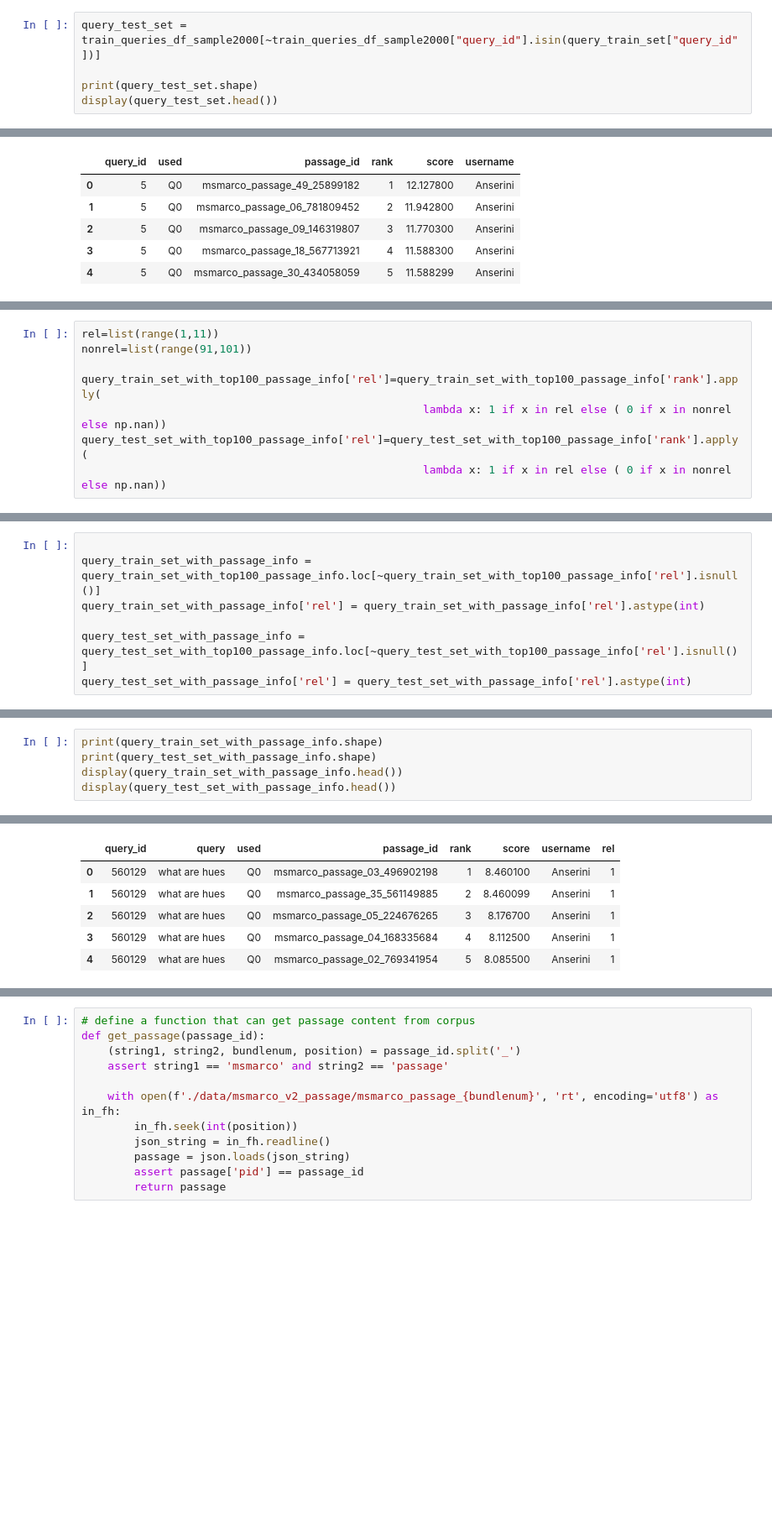
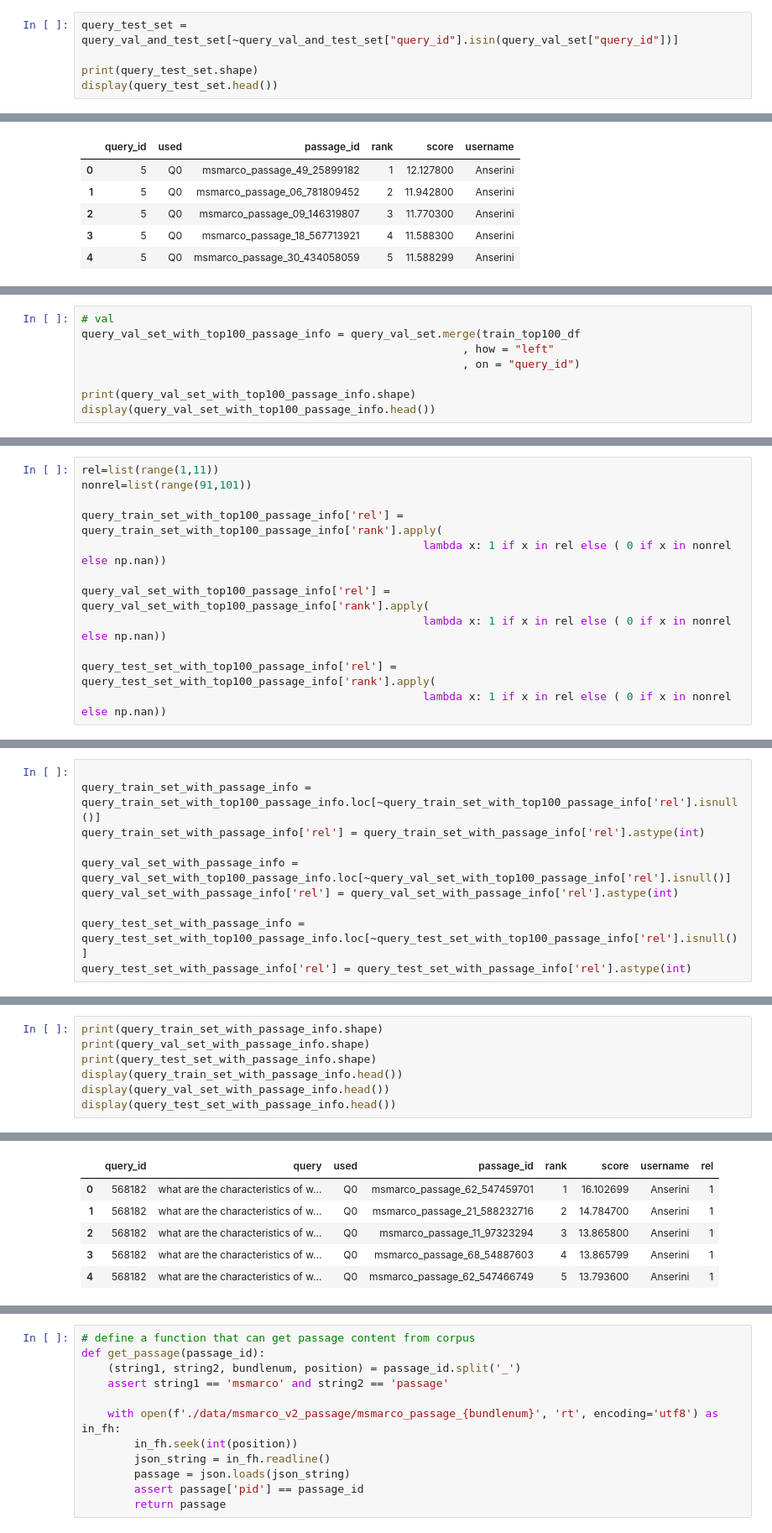
Before and after one commit to littlebeanbean7/TREC2023_passage_ranking, a Jupyter notebook: D001_data_pipeline.ipynb, the cells around one changed output, grey strips where cells are left out. Shown at 84% size. Saved outputs shown, nothing was run; the diff lists cells and outputs as text; blank space fills up the shorter version.

```diff
--- a/data_pipeline.ipynb
+++ b/D001_data_pipeline.ipynb
@@ -197,5 +206,5 @@ display(query_train_set.head())
 # %%
-query_test_set = train_queries_df_sample2000[~train_queries_df_sample2000["query_id"].isin(query_train_set["query_id"])]
+query_test_set = query_val_and_test_set[~query_val_and_test_set["query_id"].isin(query_val_set["query_id"])]
 
 print(query_test_set.shape)
 display(query_test_set.head())
@@ -241,0 +256,8 @@ display(query_train_set_with_top100_passage_info.head())
+# %%
+# val
+query_val_set_with_top100_passage_info = query_val_set.merge(train_top100_df
+                                                          , how = "left"
+                                                          , on = "query_id")
+
+print(query_val_set_with_top100_passage_info.shape)
+display(query_val_set_with_top100_passage_info.head())
@@ -263,10 +293,14 @@ keep the top 10 passage (mark as rel = 1) and the worst 10 passage ( mark as rel
 rel=list(range(1,11))
 nonrel=list(range(91,101))
 
-query_train_set_with_top100_passage_info['rel']=query_train_set_with_top100_passage_info['rank'].apply(
+query_train_set_with_top100_passage_info['rel'] = query_train_set_with_top100_passage_info['rank'].apply(
                                                     lambda x: 1 if x in rel else ( 0 if x in nonrel else np.nan))
-query_test_set_with_top100_passage_info['rel']=query_test_set_with_top100_passage_info['rank'].apply(
+
+query_val_set_with_top100_passage_info['rel'] = query_val_set_with_top100_passage_info['rank'].apply(
                                                     lambda x: 1 if x in rel else ( 0 if x in nonrel else np.nan))
+
+query_test_set_with_top100_passage_info['rel'] = query_test_set_with_top100_passage_info['rank'].apply(
+                                                    lambda x: 1 if x in rel else ( 0 if x in nonrel else np.nan))
 # %%
 query_train_set_with_top100_passage_info[query_train_set_with_top100_passage_info['rel']==1].head()
 # %% [output]
@@ -315,6 +349,9 @@ query_train_set_with_top100_passage_info.loc[~query_train_set_with_top100_passag
 query_train_set_with_passage_info = query_train_set_with_top100_passage_info.loc[~query_train_set_with_top100_passage_info['rel'].isnull()]
 query_train_set_with_passage_info['rel'] = query_train_set_with_passage_info['rel'].astype(int)
 
+query_val_set_with_passage_info = query_val_set_with_top100_passage_info.loc[~query_val_set_with_top100_passage_info['rel'].isnull()]
+query_val_set_with_passage_info['rel'] = query_val_set_with_passage_info['rel'].astype(int)
+
 query_test_set_with_passage_info = query_test_set_with_top100_passage_info.loc[~query_test_set_with_top100_passage_info['rel'].isnull()]
 query_test_set_with_passage_info['rel'] = query_test_set_with_passage_info['rel'].astype(int)
 # %% [output]
@@ -330,8 +372,10 @@ See the caveats in the documentation: https://pandas.pydata.org/pandas-docs/stab
   query_test_set_with_passage_info['rel'] = query_test_set_with_passage_info['rel'].astype(int)
 # %%
 print(query_train_set_with_passage_info.shape)
+print(query_val_set_with_passage_info.shape)
 print(query_test_set_with_passage_info.shape)
 display(query_train_set_with_passage_info.head())
+display(query_val_set_with_passage_info.head())
 display(query_test_set_with_passage_info.head())
 # %% [output]
 (20000, 8)
@@ -339,7 +384,7 @@ display(query_test_set_with_passage_info.head())
 |  | query_id | query | used | passage_id | rank | score | username | rel |
-| 0 | 560129 | what are hues | Q0 | msmarco_passage_03_496902198 | 1 | 8.460100 | Anserini | 1 |
-| 1 | 560129 | what are hues | Q0 | msmarco_passage_35_561149885 | 2 | 8.460099 | Anserini | 1 |
-| 2 | 560129 | what are hues | Q0 | msmarco_passage_05_224676265 | 3 | 8.176700 | Anserini | 1 |
-| 3 | 560129 | what are hues | Q0 | msmarco_passage_04_168335684 | 4 | 8.112500 | Anserini | 1 |
-| 4 | 560129 | what are hues | Q0 | msmarco_passage_02_769341954 | 5 | 8.085500 | Anserini | 1 |
+| 0 | 568182 | what are the characteristics of w... | Q0 | msmarco_passage_62_547459701 | 1 | 16.102699 | Anserini | 1 |
+| 1 | 568182 | what are the characteristics of w... | Q0 | msmarco_passage_21_588232716 | 2 | 14.784700 | Anserini | 1 |
+| 2 | 568182 | what are the characteristics of w... | Q0 | msmarco_passage_11_97323294 | 3 | 13.865800 | Anserini | 1 |
+| 3 | 568182 | what are the characteristics of w... | Q0 | msmarco_passage_68_54887603 | 4 | 13.865799 | Anserini | 1 |
+| 4 | 568182 | what are the characteristics of w... | Q0 | msmarco_passage_62_547466749 | 5 | 13.793600 | Anserini | 1 |
 |  | query_id | query | used | passage_id | rank | score | username | rel |
```
Also changed, not shown: parts of 46 cells of this notebook, 9 other files.
